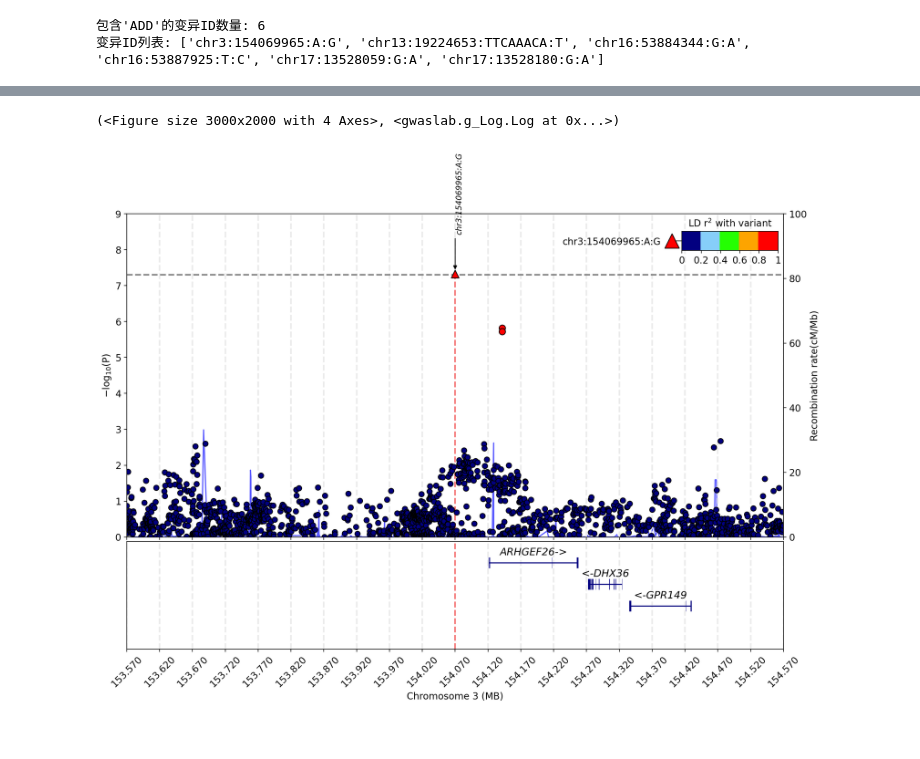
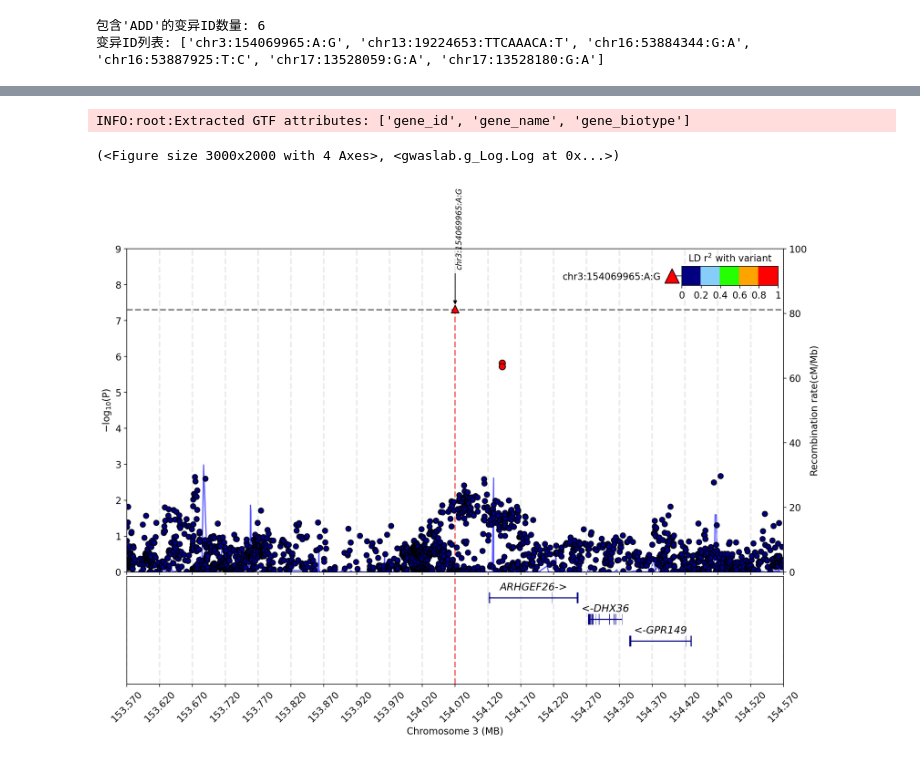
Before and after one commit to ZhaoTie-re/cteph_agp3k, a Jupyter notebook: review_analysis/04.regional_plot/regional_plot.ipynb, the cells around one changed output, grey strips where cells are left out. Saved outputs shown, nothing was run; the diff lists cells and outputs as text; code cells hidden in the pictures.

```diff
--- a/review_analysis/04.regional_plot/regional_plot.ipynb
+++ b/review_analysis/04.regional_plot/regional_plot.ipynb
@@ -47,7 +49,7 @@ bed_prefix = "/LARGE0/gr10478/b37974/Pulmonary_Hypertension/cteph_agp3k/wgs/19.t
 # )
 # print(vcf_path)
 # %%
-vcf_path = "/LARGE0/gr10478/b37974/Pulmonary_Hypertension/cteph_agp3k/review_analysis/04.regional_plot/tmp/cteph_agp3k.lowfreq_common.vcf.gz"
+vcf_path = "/LARGE0/gr10478/b37974/Pulmonary_Hypertension/cteph_agp3k/review_analysis/04.regional_plot/tmp/cteph_agp3k.lowfreq_common.norm.vcf.gz"
 # %%
 import pandas as pd
 import numpy as np
@@ -60,10 +62,10 @@ plt.style.use('default')
 # 屏蔽 matplotlib 的 log
 logging.getLogger("matplotlib").setLevel(logging.ERROR)
 
-# 屏蔽 gwaslab 的 log
-logging.getLogger("gwaslab").setLevel(logging.CRITICAL)
-logging.getLogger("GWASLab").setLevel(logging.CRITICAL)
-logging.getLogger("gl").setLevel(logging.CRITICAL)
+# # 屏蔽 gwaslab 的 log
+# logging.getLogger("gwaslab").setLevel(logging.CRITICAL)
+# logging.getLogger("GWASLab").setLevel(logging.CRITICAL)
+# logging.getLogger("gl").setLevel(logging.CRITICAL)
 
 sig_level = 5e-8
 
@@ -71,7 +73,7 @@ add_tag = "additive"
 dom_tag = "dominant"
 rec_tag = "recessive"
 
-add_path = "/LARGE0/gr10478/b37974/Pulmonary_Hypertension/cteph_agp3k/analysis/assoc_plink2/results/03.assoc_result_snp/additive/cteph_agp3k.sex.10pc.snp_only.additive.PHENO1.glm.logistic"
+add_path = "/LARGE0/gr10478/b37974/Pulmonary_Hypertension/cteph_agp3k/analysis/assoc_plink2/results/01.assoc_result/additive/cteph_agp3k.sex.10pc.additive.PHENO1.glm.logistic"
 # dom_path = "/LARGE0/gr10478/b37974/Pulmonary_Hypertension/cteph_agp3k/analysis/assoc_plink2/results/01.assoc_result/dominant/cteph_agp3k.sex.10pc.dominant.PHENO1.glm.logistic"
 # rec_path = "/LARGE0/gr10478/b37974/Pulmonary_Hypertension/cteph_agp3k/analysis/assoc_plink2/results/01.assoc_result/recessive/cteph_agp3k.sex.10pc.recessive.PHENO1.glm.logistic"
 # %%
@@ -99,6 +101,7 @@ sumstats_add = gl.Sumstats(add_path, fmt="plink2", build='38', ea='A1', nea='OMI
 # %%
 sumstats_add.plot_mqq(
     mode="r",
+    sig_level=sig_level,
     region=(3,153569965,154569965),
     region_grid=True,
     fontsize=12,
@@ -117,5 +120,6 @@ INFO:root:Extracted GTF attributes: ['gene_id', 'gene_name', 'gene_biotype']
-(<Figure size 3000x2000 with 4 Axes>, <gwaslab.g_Log.Log at 0x...>)
+INFO:root:Extracted GTF attributes: ['gene_id', 'gene_name', 'gene_biotype']
+(<Figure size 3000x2000 with 4 Axes>, <gwaslab.g_Log.Log at 0x...>)
-[figure, old version]
+[figure, new version]
 # %%
 sumstats_add.plot_mqq(
     mode="r",
```
Also changed, not shown: parts of 6 cells of this notebook, 5 other files.
